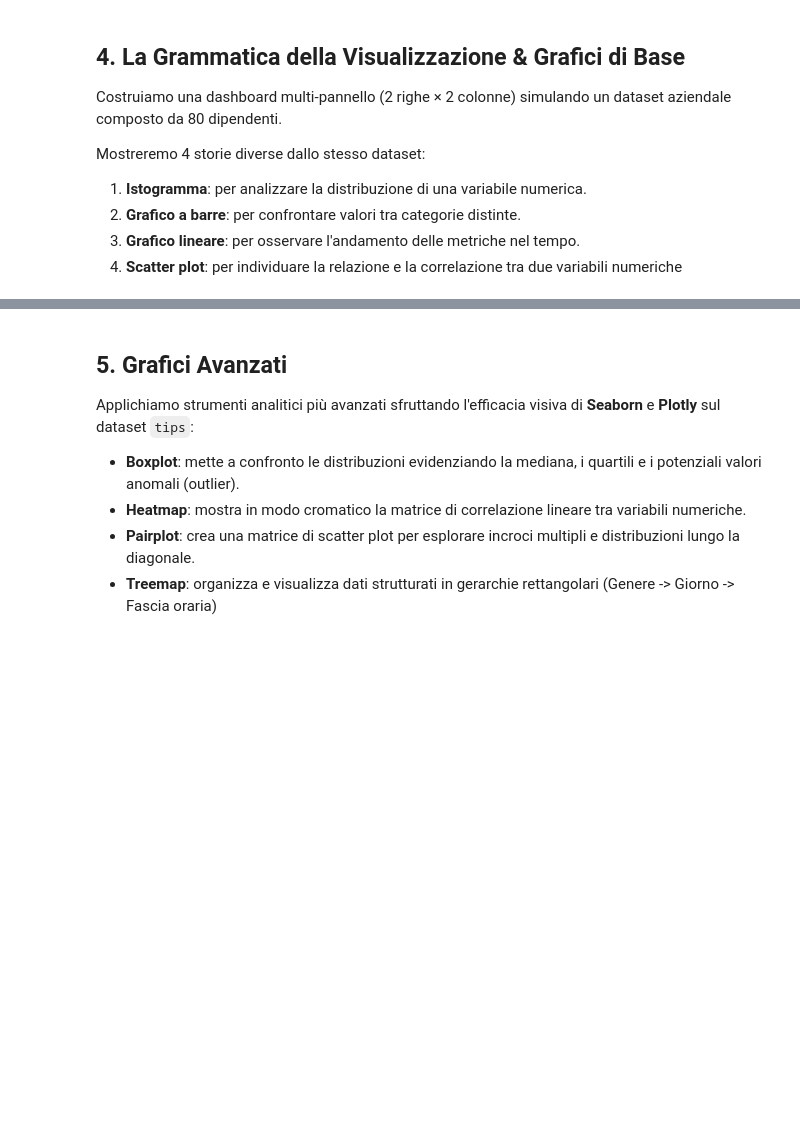
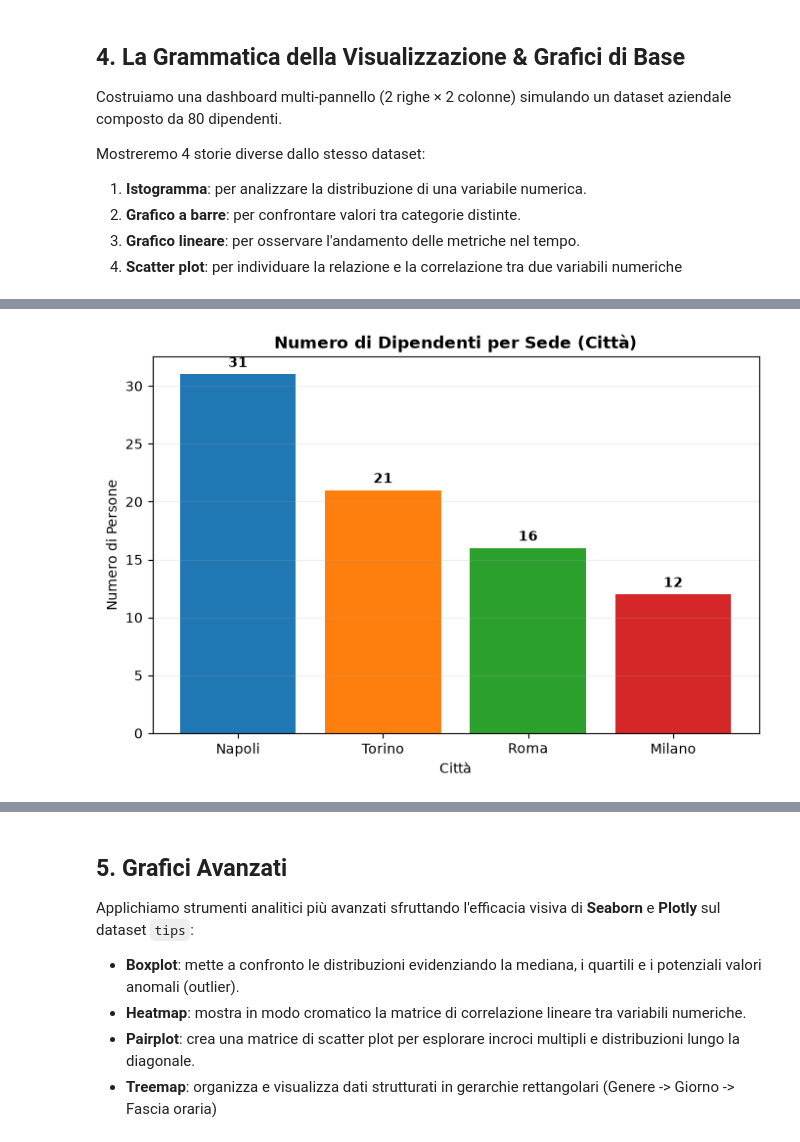
Before and after one commit to EdoardoSpinelli/analisi_dati, a Jupyter notebook: lezione_complete2.ipynb, the cells around one changed output, grey strips where cells are left out. Drawn from its saved outputs; the diff is of its cells as text; code cells hidden in the pictures; blank space fills up the shorter version.

```diff
--- a/lezione_complete2.ipynb
+++ b/lezione_complete2.ipynb
@@ -1006,0 +992,25 @@ plt.show()
+# %%
+plt.figure(figsize=(8, 5))
+
+# Calcolo delle frequenze per ogni città
+conteggio_citta = df_azienda['Città'].value_counts()
+
+# Creazione delle barre con colori differenti
+barre = plt.bar(conteggio_citta.index, conteggio_citta.values, color=["#1f77b4", "#ff7f0e", "#2ca02c", "#d62728"])
+
+# Aggiunta del valore numerico esatto sopra ogni barra (Etichettatura)
+for b in barre:
+    h = b.get_height()
+    plt.annotate(f'{int(h)}',
+                 xy=(b.get_x() + b.get_width() / 2, h),
+                 xytext=(0, 3), # Spostamento di 3 punti verso l'alto
+                 textcoords="offset points",
+                 ha='center', va='bottom', fontweight='bold')
+
+plt.title("Numero di Dipendenti per Sede (Città)", fontsize=12, fontweight="bold")
+plt.xlabel("Città")
+plt.ylabel("Numero di Persone")
+plt.grid(True, axis='y', alpha=0.2)
+plt.show()
+# %% [output]
+[figure, added]
```
Also changed, not shown: parts of 9 cells of this notebook.
